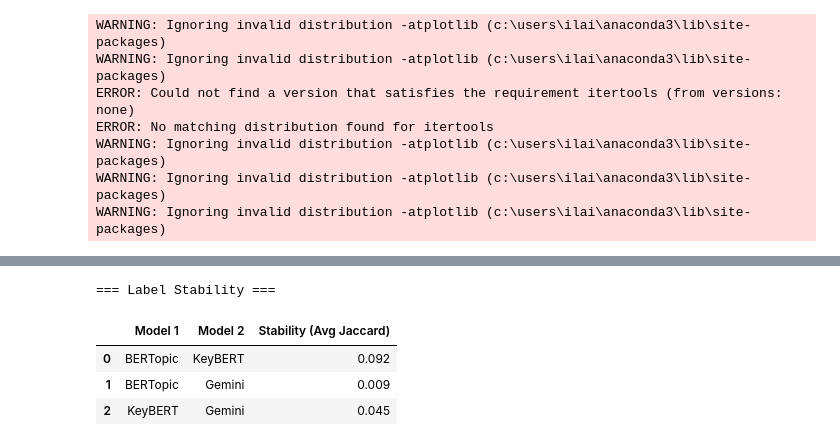
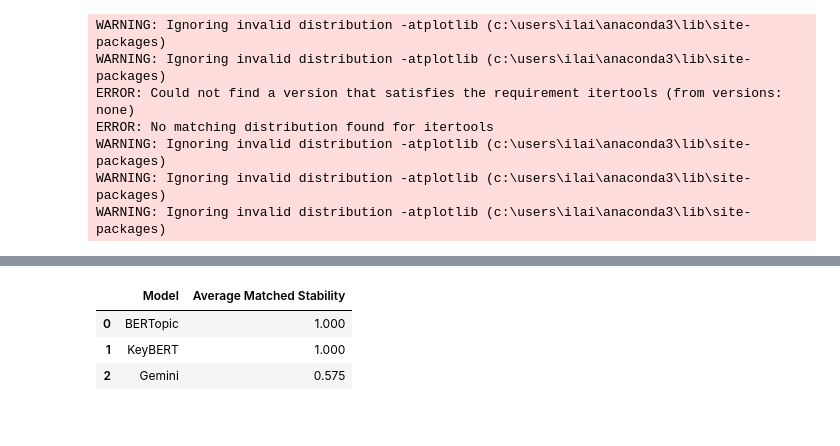
Before and after one commit to yoav0gal/SM-insights, a Jupyter notebook: Notebooks/Labeling/Label.ipynb, the cells around one changed output, grey strips where cells are left out. Saved outputs shown, nothing was run; the diff lists cells and outputs as text; code cells hidden in the pictures.

```diff
--- a/Notebooks/Labeling/Label.ipynb
+++ b/Notebooks/Labeling/Label.ipynb
@@ -471,42 +455,0 @@ display(purity_df)
-# %%
-def compute_label_stability(labels_dict):
-    rows = []
-
-    models = list(labels_dict.keys())
-
-    for i in range(len(models)):
-        for j in range(i+1, len(models)):
-            model1 = models[i]
-            model2 = models[j]
-
-            common_topics = set(labels_dict[model1].keys()) & set(labels_dict[model2].keys())
-            if not common_topics:
-                continue
-
-            jaccard_scores = []
-
-            for topic in common_topics:
-                l1 = set(labels_dict[model1][topic])
-                l2 = set(labels_dict[model2][topic])
-                score = len(l1 & l2) / len(l1 | l2) if l1 | l2 else 0
-                jaccard_scores.append(score)
-
-            avg_stability = np.mean(jaccard_scores)
-            rows.append({
-                "Model 1": model1,
-                "Model 2": model2,
-                "Stability (Avg Jaccard)": round(avg_stability, 3)
-            })
-
-    return pd.DataFrame(rows)
-
-# --- הרצה ---
-stability_df = compute_label_stability(labels_dict)
-print("=== Label Stability ===")
-display(stability_df)
-# %% [output]
-=== Label Stability ===
-|  | Model 1 | Model 2 | Stability (Avg Jaccard) |
-| 0 | BERTopic | KeyBERT | 0.092 |
-| 1 | BERTopic | Gemini | 0.009 |
-| 2 | KeyBERT | Gemini | 0.045 |
@@ -512,0 +467,20 @@ display(stability_df)
+# %%
+def match_topics(labels1, labels2):
+    matching = {}
+    for topic1_id, topic1_labels in labels1.items():
+        best_match = None
+        best_score = -1
+        set1 = set([label.lower() for label in topic1_labels])
+
+        for topic2_id, topic2_labels in labels2.items():
+            set2 = set([label.lower() for label in topic2_labels])
+            if len(set1) == 0 or len(set2) == 0:
+                continue
+            score = len(set1 & set2) / len(set1 | set2)  # Jaccard
+
+            if score > best_score:
+                best_score = score
+                best_match = topic2_id
+
+        matching[topic1_id] = (best_match, best_score)
+    return matching
@@ -513,3 +523,19 @@ display(stability_df)
+# %%
+second_labeler = TopicLabeler(perturbed_texts, topics)
+second_bertopic_labels = labeler.label_with_bertopic(topic_model)
+second_keybert_labels = labeler.label_with_keybert(embedding_model)
+second_gemini_labels = labeler.label_with_gemini(gemini_model)
+
+second_labels_dict = {"BERTopic": second_bertopic_labels, "KeyBERT": second_keybert_labels, "Gemini": second_gemini_labels}
+# %%
+# חישוב stability אחרי matching
+stability_df = compute_stability_with_matching(labels_dict, second_labels_dict)
+display(stability_df)
+# %% [output]
+|  | Model | Average Matched Stability |
+| 0 | BERTopic | 1.000 |
+| 1 | KeyBERT | 1.000 |
+| 2 | Gemini | 0.575 |
 # %%
 def final_model_ranking(purity_df, stability_df, gemini_explanation_df):
     # Compute average Stability per model
```
Also changed, not shown: parts of 18 cells of this notebook.
